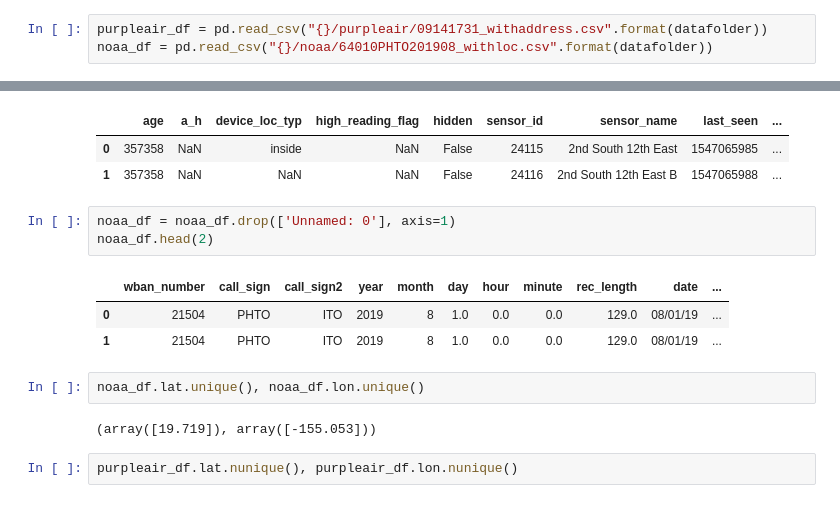
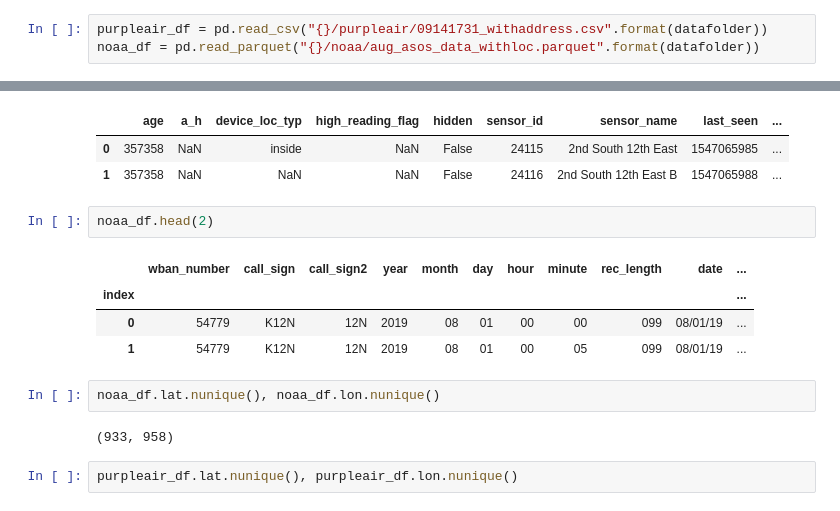
Before and after one commit to arnoldyb/air_pollution, a Jupyter notebook: initial_looks/Initial_Combined_EDA.ipynb, the cells around one changed output, grey strips where cells are left out. Saved outputs shown, nothing was run; the diff lists cells and outputs as text.

Commit message:
More EDA with full month NOAA data combined with PurpleAir data

```diff
--- a/initial_looks/Initial_Combined_EDA.ipynb
+++ b/initial_looks/Initial_Combined_EDA.ipynb
@@ -26,6 +27,6 @@ datafolder = "/Users/apaul2/Documents/_Common/capstone/Project/data"
 # %%
 purpleair_df = pd.read_csv("{}/purpleair/09141731_withaddress.csv".format(datafolder))
-noaa_df = pd.read_csv("{}/noaa/64010PHTO201908_withloc.csv".format(datafolder))
+noaa_df = pd.read_parquet("{}/noaa/aug_asos_data_withloc.parquet".format(datafolder))
 # %%
 purpleair_df = purpleair_df.drop(['Unnamed: 0'], axis=1)
 purpleair_df.head(2)
@@ -34,16 +35,16 @@ purpleair_df.head(2)
 | 0 | 357358 | NaN | inside | NaN | False | 24115 | 2nd South 12th East | 1547065985 | ... |
 | 1 | 357358 | NaN | NaN | NaN | False | 24116 | 2nd South 12th East B | 1547065988 | ... |
 # %%
-noaa_df = noaa_df.drop(['Unnamed: 0'], axis=1)
 noaa_df.head(2)
 # %% [output]
 |  | wban_number | call_sign | call_sign2 | year | month | day | hour | minute | rec_length | date | ... |
-| 0 | 21504 | PHTO | ITO | 2019 | 8 | 1.0 | 0.0 | 0.0 | 129.0 | 08/01/19 | ... |
-| 1 | 21504 | PHTO | ITO | 2019 | 8 | 1.0 | 0.0 | 0.0 | 129.0 | 08/01/19 | ... |
+| index |  |  |  |  |  |  |  |  |  |  | ... |
+| 0 | 54779 | K12N | 12N | 2019 | 08 | 01 | 00 | 00 | 099 | 08/01/19 | ... |
+| 1 | 54779 | K12N | 12N | 2019 | 08 | 01 | 00 | 05 | 099 | 08/01/19 | ... |
 # %%
-noaa_df.lat.unique(), noaa_df.lon.unique()
+noaa_df.lat.nunique(), noaa_df.lon.nunique()
 # %% [output]
-(array([19.719]), array([-155.053]))
+(933, 958)
 # %%
 purpleair_df.lat.nunique(), purpleair_df.lon.nunique()
 # %% [output]
```
Also changed, not shown: parts of 17 cells of this notebook, 2 other files.
